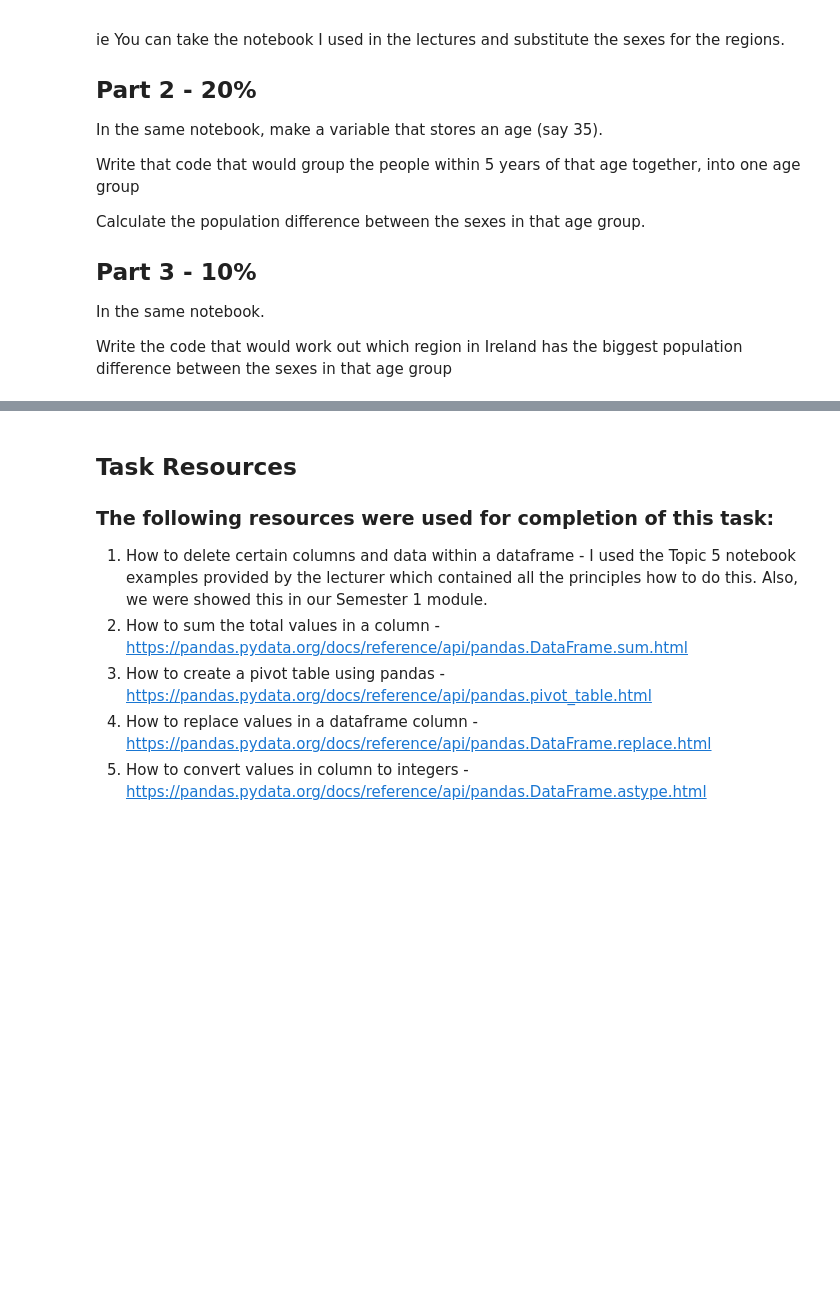
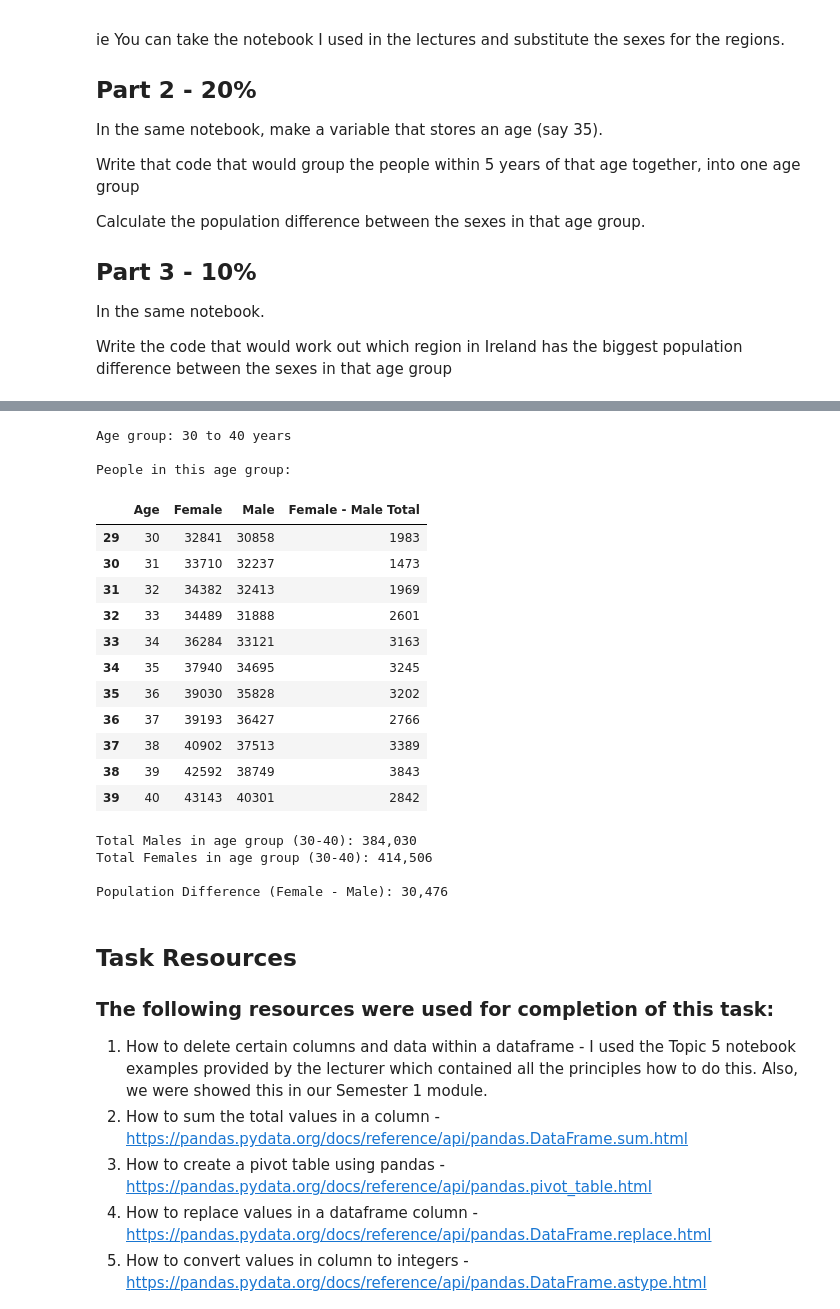
Before and after one commit to Hugo-van-Zyl/programming-for-data-analytics, a Jupyter notebook: Practical Assignments/assignment05-population.ipynb, the cells around one changed output, grey strips where cells are left out. Drawn from its saved outputs; the diff is of its cells as text; code cells hidden in the pictures; blank space fills up the shorter version.

Commit message:
Assignment 5 Part 2 completed

```diff
--- a/Practical Assignments/assignment05-population.ipynb
+++ b/Practical Assignments/assignment05-population.ipynb
@@ -120,5 +120,51 @@ Weighted Mean Age (Female): 38.94
 [figure]
 [figure]
+# %%
+# PART 2
+
+select_age = 35 # Create a variable to store the age you want to select / set
+
+# Set variables for the range above and below that I want to include. 5 years is the requirement in this task
+range_low = select_age - 5
+range_high = select_age + 5
+
+# Filter / select the bands to get the age group
+age_group = df_analize[(df_analize['Age'] >= range_low) & (df_analize['Age'] <= range_high)] # include AND & sign to ensure both bands are included
+
+print(f"\nAge group: {range_low} to {range_high} years") # show the range I am selecting
+print("\nPeople in this age group:")
+display(age_group) # show the dataframe for full data per age group in the range I selected
+
+# Get the sum for the age range I selected above for male and female totals
+male_total = age_group['Male'].sum()
+female_total = age_group['Female'].sum()
+
+# Calculate the difference
+pop_diff = female_total - male_total
+
+print(f"\nTotal Males in age group ({range_low}-{range_high}): {male_total:,}") # use f string to shorten my statements and reduce multiple print functions
+print(f"Total Females in age group ({range_low}-{range_high}): {female_total:,}") # use f string to shorten my statements and reduce multiple print functions
+print(f"\nPopulation Difference (Female - Male): {pop_diff:,}") # use f string to shorten my statements and reduce multiple print functions
+# %% [output]
+Age group: 30 to 40 years
+
+People in this age group:
+|  | Age | Female | Male | Female - Male Total |
+| 29 | 30 | 32841 | 30858 | 1983 |
+| 30 | 31 | 33710 | 32237 | 1473 |
+| 31 | 32 | 34382 | 32413 | 1969 |
+| 32 | 33 | 34489 | 31888 | 2601 |
+| 33 | 34 | 36284 | 33121 | 3163 |
+| 34 | 35 | 37940 | 34695 | 3245 |
+| 35 | 36 | 39030 | 35828 | 3202 |
+| 36 | 37 | 39193 | 36427 | 2766 |
+| 37 | 38 | 40902 | 37513 | 3389 |
+| 38 | 39 | 42592 | 38749 | 3843 |
+| 39 | 40 | 43143 | 40301 | 2842 |
+Total Males in age group (30-40): 384,030
+Total Females in age group (30-40): 414,506
+
+Population Difference (Female - Male): 30,476
 # %% [markdown]
 ## Task Resources
 ### The following resources were used for completion of this task:
```
Also changed, not shown: parts of 1 cell of this notebook.
